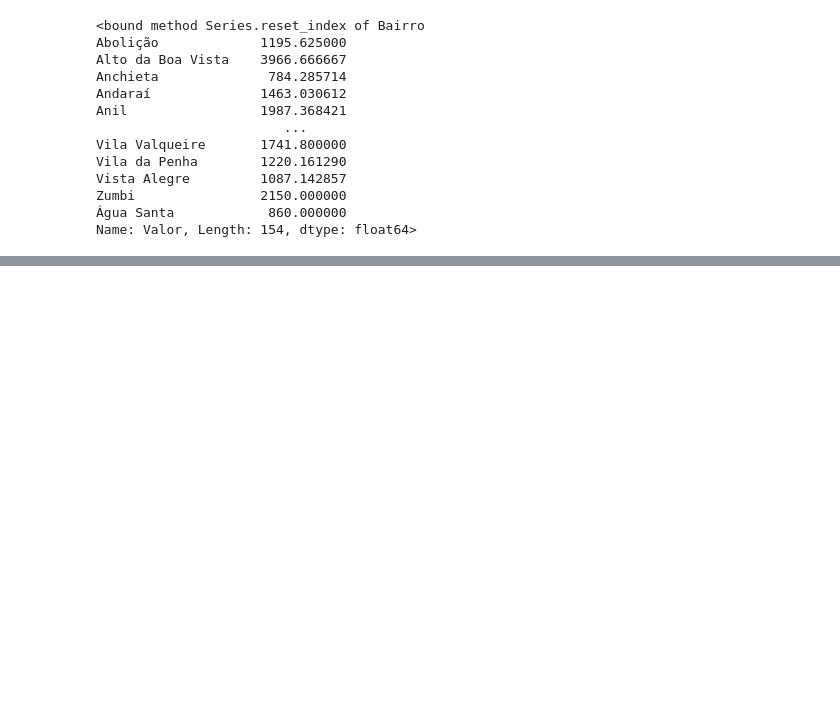
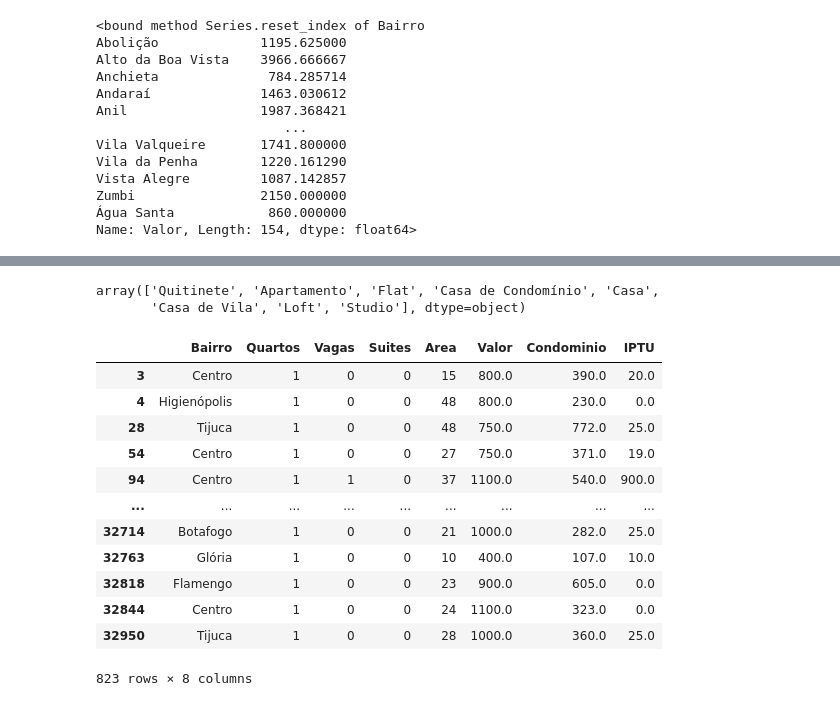
Before and after one commit to RafaelMaciel2005/Carreira-Dados-Alura, a Jupyter notebook: Pandas_Introdução/Script.ipynb, the cells around one changed output, grey strips where cells are left out. Cells and saved outputs as stored; diff of their text form; code cells hidden in the pictures; blank space fills up the shorter version.

```diff
--- a/Pandas_Introdução/Script.ipynb
+++ b/Pandas_Introdução/Script.ipynb
@@ -294,0 +379,29 @@ Name: Valor, Length: 154, dtype: float64>
+# %%
+df.Tipo.unique()
+# %% [output]
+array(['Quitinete', 'Apartamento', 'Flat', 'Casa de Condomínio', 'Casa',
+       'Casa de Vila', 'Loft', 'Studio'], dtype=object)
+# %%
+df.drop('Tipo', axis=1, inplace=True)
+# %%
+selecao1 = df['Quartos']  == 1
+# %%
+selecao2 = df['Valor'] < 1200
+# %%
+selecao_final = (selecao1) & (selecao2)
+# %%
+df[ selecao_final ]
+# %% [output]
+|  | Bairro | Quartos | Vagas | Suites | Area | Valor | Condominio | IPTU |
+| 3 | Centro | 1 | 0 | 0 | 15 | 800.0 | 390.0 | 20.0 |
+| 4 | Higienópolis | 1 | 0 | 0 | 48 | 800.0 | 230.0 | 0.0 |
+| 28 | Tijuca | 1 | 0 | 0 | 48 | 750.0 | 772.0 | 25.0 |
+| 54 | Centro | 1 | 0 | 0 | 27 | 750.0 | 371.0 | 19.0 |
+| 94 | Centro | 1 | 1 | 0 | 37 | 1100.0 | 540.0 | 900.0 |
+| ... | ... | ... | ... | ... | ... | ... | ... | ... |
+| 32714 | Botafogo | 1 | 0 | 0 | 21 | 1000.0 | 282.0 | 25.0 |
+| 32763 | Glória | 1 | 0 | 0 | 10 | 400.0 | 107.0 | 10.0 |
+| 32818 | Flamengo | 1 | 0 | 0 | 23 | 900.0 | 605.0 | 0.0 |
+| 32844 | Centro | 1 | 0 | 0 | 24 | 1100.0 | 323.0 | 0.0 |
+| 32950 | Tijuca | 1 | 0 | 0 | 28 | 1000.0 | 360.0 | 25.0 |
+823 rows × 8 columns
```
Also changed, not shown: parts of 17 cells of this notebook, 3 other files.
